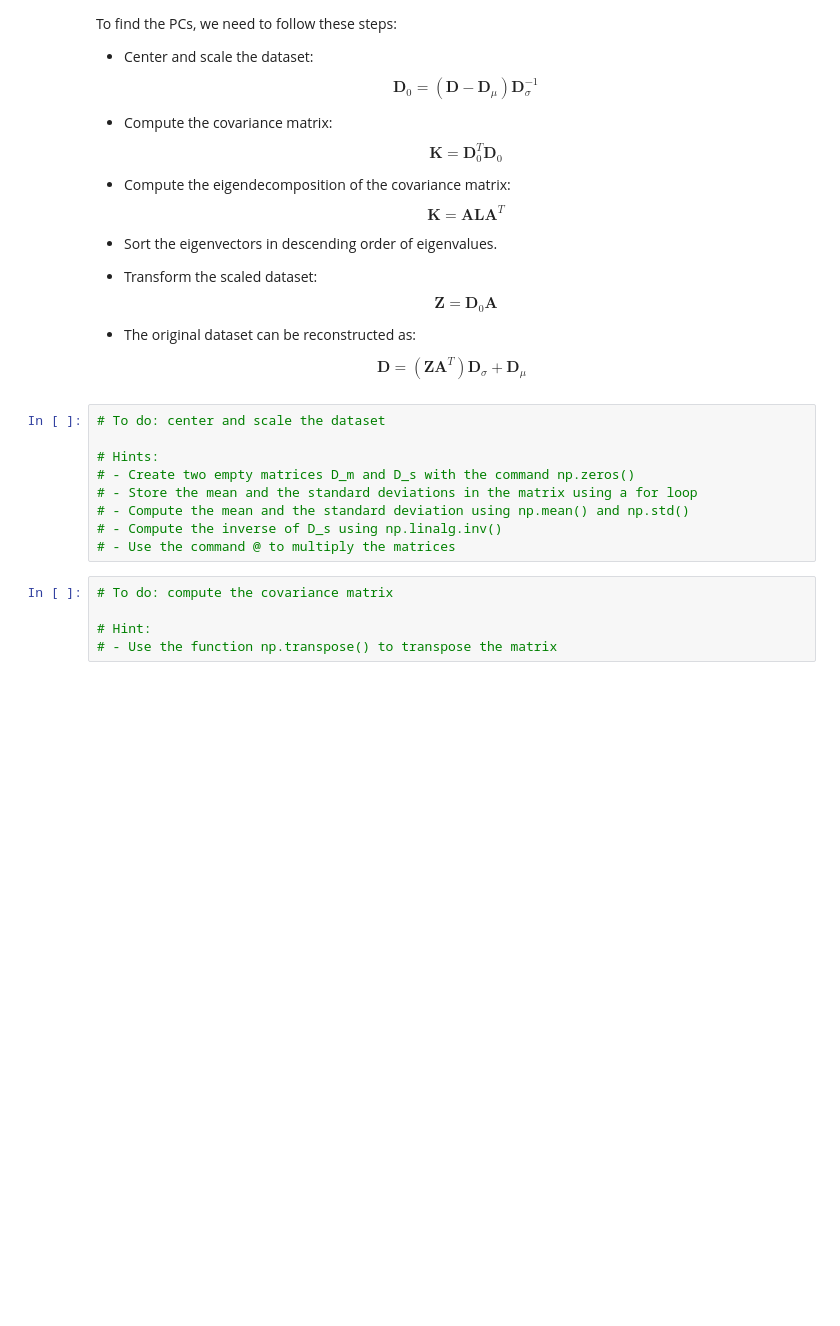
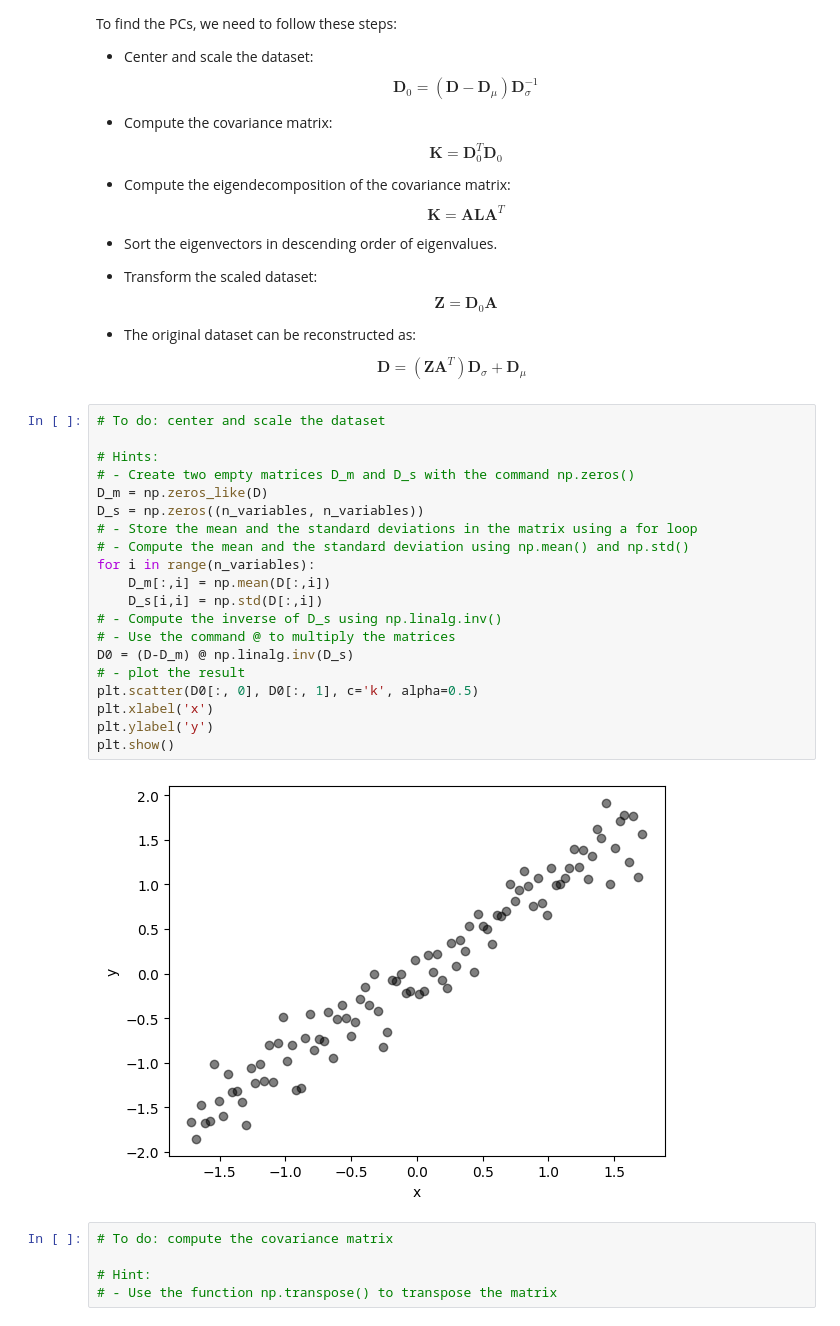
Before and after one commit to nabilbelmir/Datadriven, a Jupyter notebook: PCA/exercise1.ipynb, the cells around one changed output. Cells and saved outputs as stored; diff of their text form; blank space fills up the shorter version.

```diff
--- a/PCA/exercise1.ipynb
+++ b/PCA/exercise1.ipynb
@@ -176,12 +217,25 @@ To find the PCs, we need to follow these steps:
 # %%
 # To do: center and scale the dataset
 
 # Hints:
 # - Create two empty matrices D_m and D_s with the command np.zeros()
+D_m = np.zeros_like(D)
+D_s = np.zeros((n_variables, n_variables))
 # - Store the mean and the standard deviations in the matrix using a for loop
 # - Compute the mean and the standard deviation using np.mean() and np.std()
+for i in range(n_variables):
+    D_m[:,i] = np.mean(D[:,i])
+    D_s[i,i] = np.std(D[:,i])
 # - Compute the inverse of D_s using np.linalg.inv()
 # - Use the command @ to multiply the matrices
+D0 = (D-D_m) @ np.linalg.inv(D_s)
+# - plot the result
+plt.scatter(D0[:, 0], D0[:, 1], c='k', alpha=0.5)
+plt.xlabel('x')
+plt.ylabel('y')
+plt.show()
+# %% [output]
+[figure, added]
 # %%
 # To do: compute the covariance matrix
 
```
Also changed, not shown: parts of 11 cells of this notebook.
